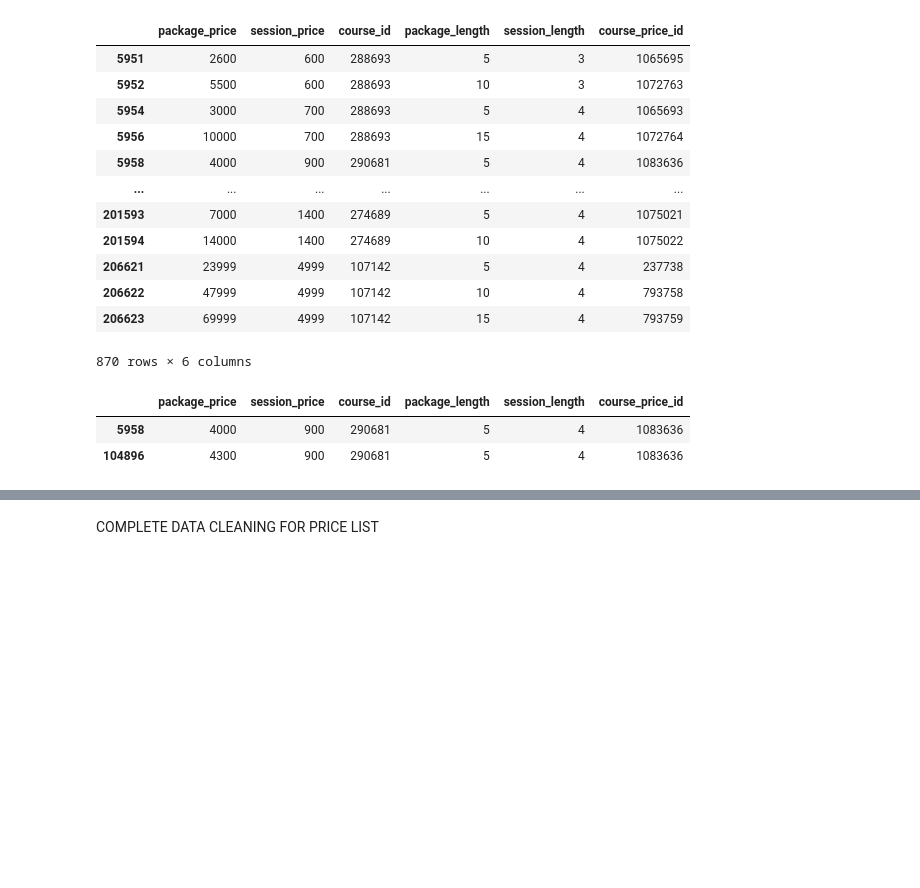
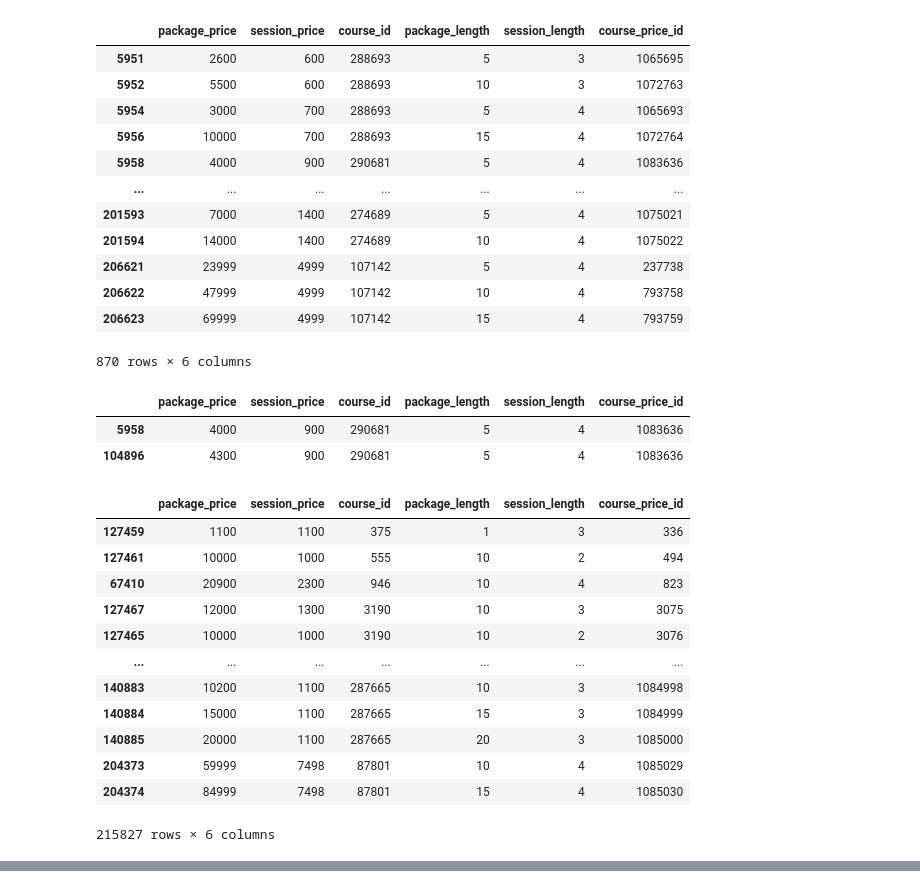
Before and after one commit to ernmin/Project4GA, a Jupyter notebook: data_cleaning/data_cleaning.ipynb, the cells around one changed output, grey strips where cells are left out. Saved outputs shown, nothing was run; the diff lists cells and outputs as text; code cells hidden in the pictures; blank space fills up the shorter version.

Commit message:
Remove duplicate price ids from price table Completed data cleaning

```diff
--- a/data_cleaning/data_cleaning.ipynb
+++ b/data_cleaning/data_cleaning.ipynb
@@ -681,6 +681,24 @@ all_duplicates[all_duplicates['course_price_id'] == 1083636]
 |  | package_price | session_price | course_id | package_length | session_length | course_price_id |
 | 5958 | 4000 | 900 | 290681 | 5 | 4 | 1083636 |
 | 104896 | 4300 | 900 | 290681 | 5 | 4 | 1083636 |
+# %%
+df_price_list_sorted = df_price_list.sort_values(by=['course_price_id', 'package_price', 'session_price'], ascending=[True, True, True])
+df_price_list_no_dup = df_price_list_sorted.drop_duplicates(subset=['course_price_id', 'course_id'], keep='last')
+df_price_list_no_dup
+# %% [output]
+|  | package_price | session_price | course_id | package_length | session_length | course_price_id |
+| 127459 | 1100 | 1100 | 375 | 1 | 3 | 336 |
+| 127461 | 10000 | 1000 | 555 | 10 | 2 | 494 |
+| 67410 | 20900 | 2300 | 946 | 10 | 4 | 823 |
+| 127467 | 12000 | 1300 | 3190 | 10 | 3 | 3075 |
+| 127465 | 10000 | 1000 | 3190 | 10 | 2 | 3076 |
+| ... | ... | ... | ... | ... | ... | ... |
+| 140883 | 10200 | 1100 | 287665 | 10 | 3 | 1084998 |
+| 140884 | 15000 | 1100 | 287665 | 15 | 3 | 1084999 |
+| 140885 | 20000 | 1100 | 287665 | 20 | 3 | 1085000 |
+| 204373 | 59999 | 7498 | 87801 | 10 | 4 | 1085029 |
+| 204374 | 84999 | 7498 | 87801 | 15 | 4 | 1085030 |
+215827 rows × 6 columns
 # %%
 df_pro_course_cleaned
 # %% [output]
@@ -697,5 +715,3 @@ df_pro_course_cleaned
 | 39033 | 290792 | 6417813 | spanish | DELE exam preparation / Preparaci... | 2700 | 0 | 0 | 1 |
 | 39034 | 290796 | 31472940 | french | French for Kids and Beginners | 4000 | 0 | 0 | 1 |
 39035 rows × 8 columns
-# %% [markdown]
-COMPLETE DATA CLEANING FOR PRICE LIST
```
Also changed, not shown: parts of 5 cells of this notebook.
